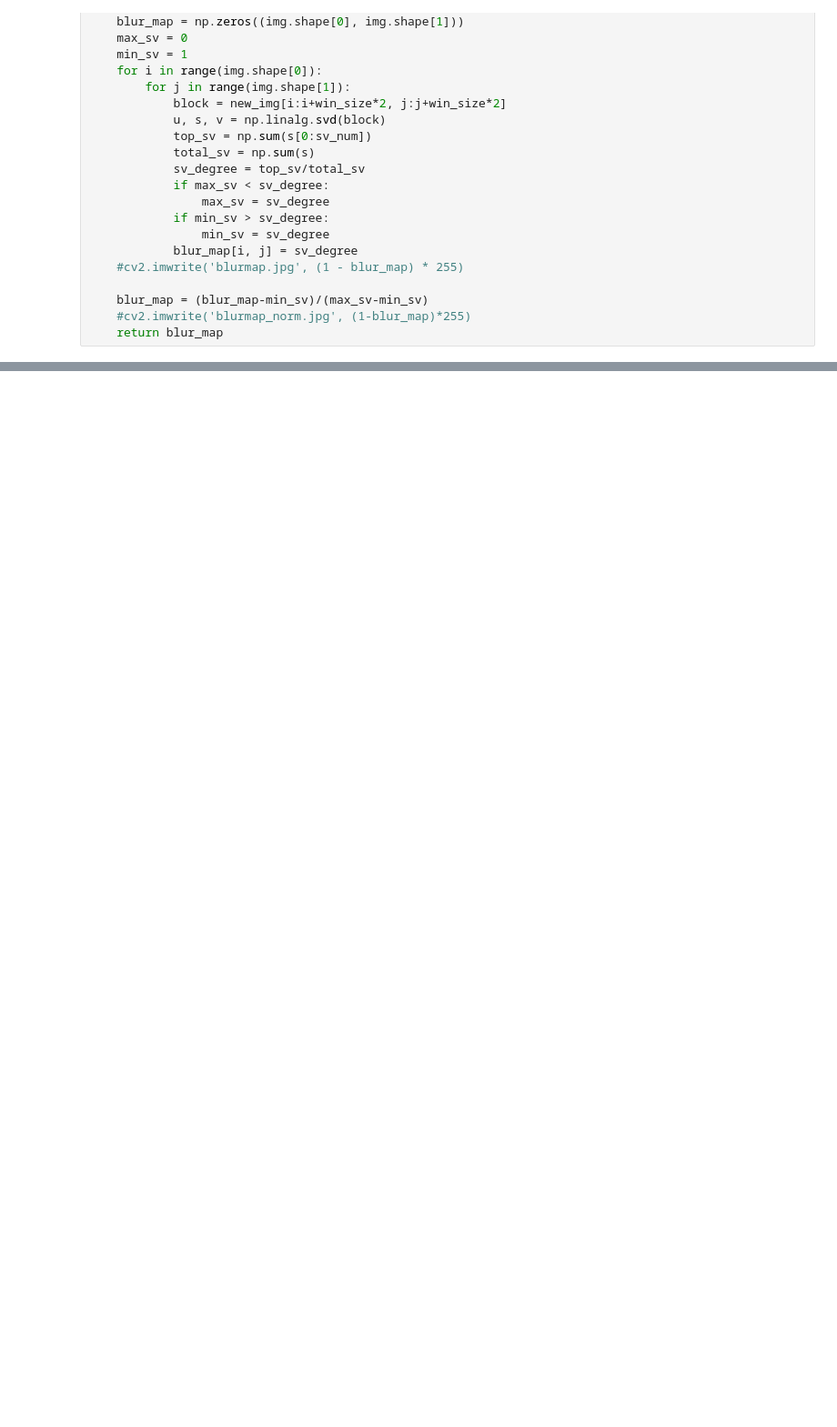
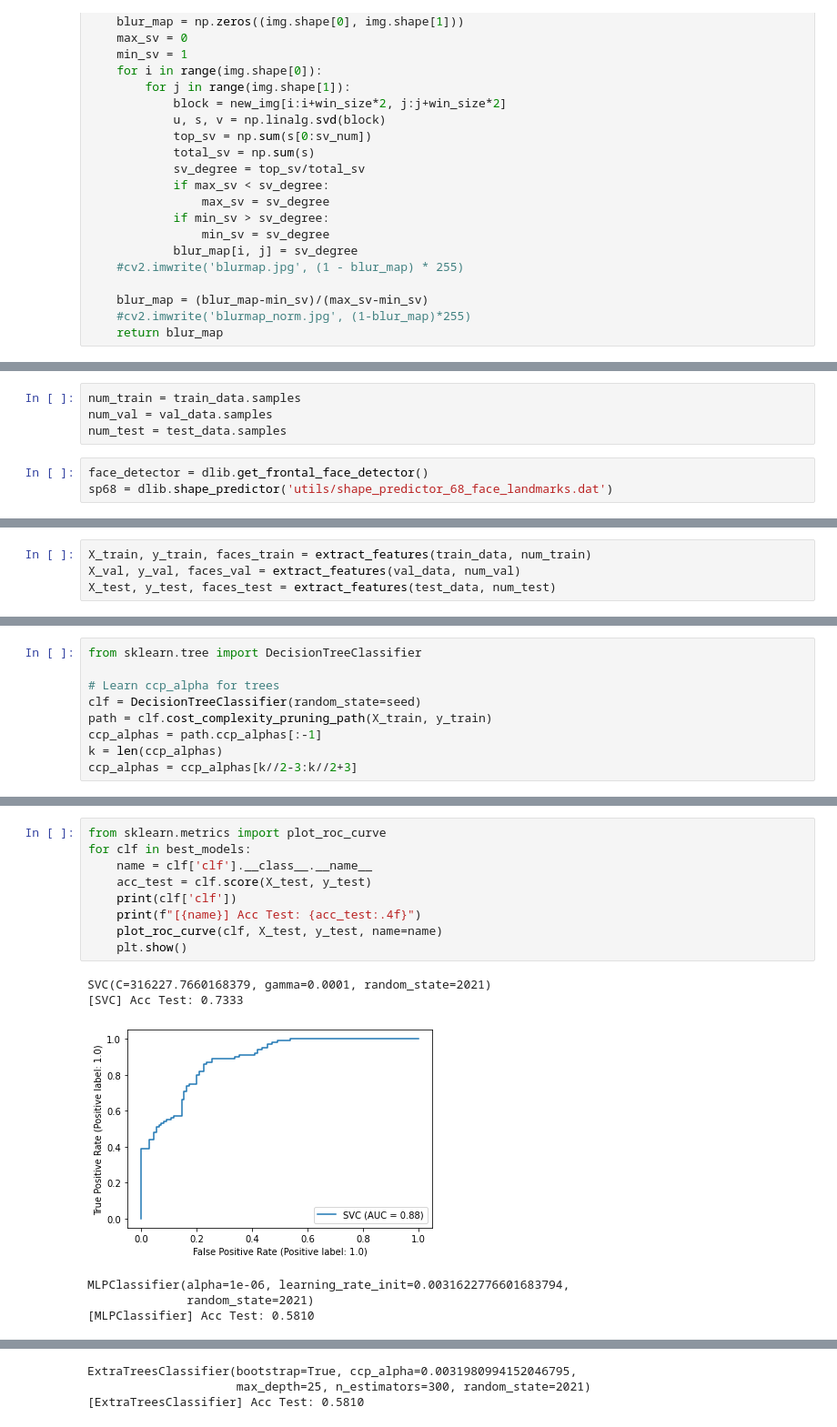
Before and after one commit to antcc/practicas-biometria, a Jupyter notebook: DeepFakes/Task1.ipynb, the cells around one changed output, grey strips where cells are left out. Shown at 91% size. Cells and saved outputs as stored; diff of their text form; blank space fills up the shorter version.

```diff
--- a/DeepFakes/Task1.ipynb
+++ b/DeepFakes/Task1.ipynb
@@ -160 +127,8 @@ Found 76 images belonging to 2 classes.
 Found 210 images belonging to 2 classes.
+# %%
+num_train = train_data.samples
+num_val = val_data.samples
+num_test = test_data.samples
+# %%
+face_detector = dlib.get_frontal_face_detector()
+sp68 = dlib.shape_predictor('utils/shape_predictor_68_face_landmarks.dat')
@@ -160,0 +214,4 @@ Found 210 images belonging to 2 classes.
+# %%
+X_train, y_train, faces_train = extract_features(train_data, num_train)
+X_val, y_val, faces_val = extract_features(val_data, num_val)
+X_test, y_test, faces_test = extract_features(test_data, num_test)
@@ -160,0 +227,9 @@ Found 210 images belonging to 2 classes.
+# %%
+from sklearn.tree import DecisionTreeClassifier
+
+# Learn ccp_alpha for trees
+clf = DecisionTreeClassifier(random_state=seed)
+path = clf.cost_complexity_pruning_path(X_train, y_train)
+ccp_alphas = path.ccp_alphas[:-1]
+k = len(ccp_alphas)
+ccp_alphas = ccp_alphas[k//2-3:k//2+3]
@@ -160,0 +334,16 @@ Found 210 images belonging to 2 classes.
+# %%
+from sklearn.metrics import plot_roc_curve
+for clf in best_models:
+    name = clf['clf'].__class__.__name__
+    acc_test = clf.score(X_test, y_test)
+    print(clf['clf'])
+    print(f"[{name}] Acc Test: {acc_test:.4f}")
+    plot_roc_curve(clf, X_test, y_test, name=name)
+    plt.show()
+# %% [output]
+SVC(C=316227.7660168379, gamma=0.0001, random_state=2021)
+[SVC] Acc Test: 0.7333
+[figure, added]
+MLPClassifier(alpha=1e-06, learning_rate_init=0.0031622776601683794,
+              random_state=2021)
+[MLPClassifier] Acc Test: 0.5810
@@ -160,0 +351,3 @@ Found 210 images belonging to 2 classes.
+ExtraTreesClassifier(bootstrap=True, ccp_alpha=0.0031980994152046795,
+                     max_depth=25, n_estimators=300, random_state=2021)
+[ExtraTreesClassifier] Acc Test: 0.5810
```
Also changed, not shown: parts of 19 cells of this notebook, 1 other file.
